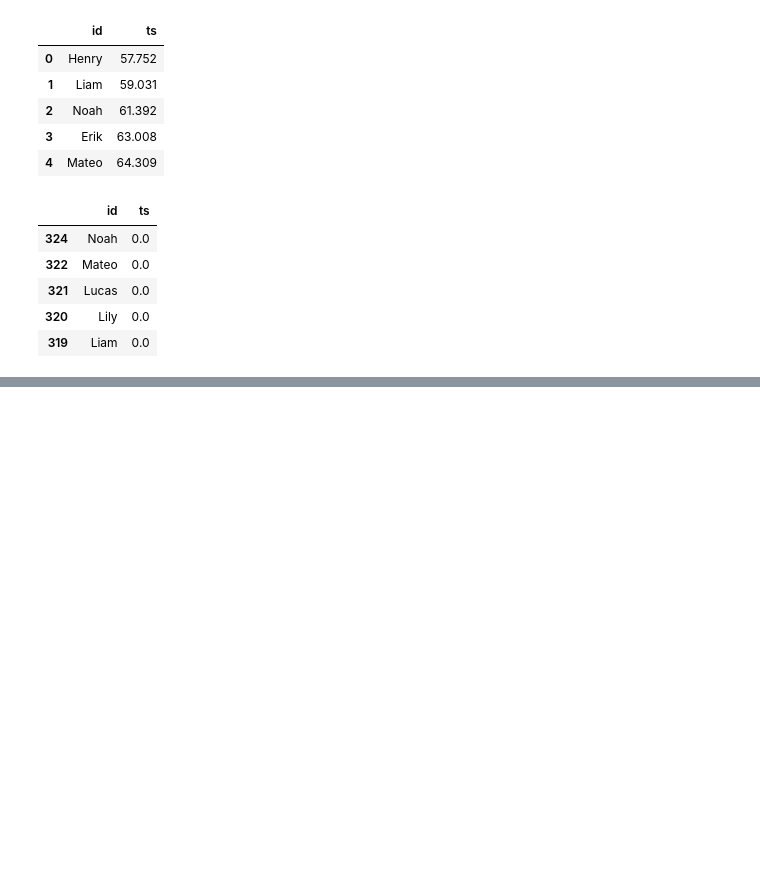
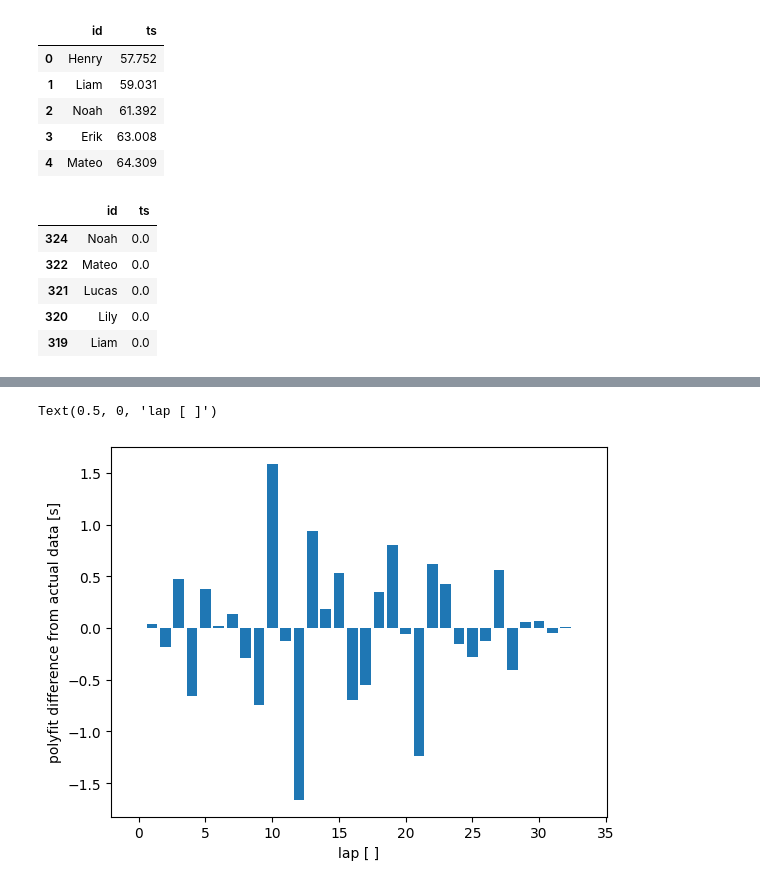
Before and after one commit to erikgoldenstein/go-kart, a Jupyter notebook: gokart-analysis.ipynb, the cells around one changed output, grey strips where cells are left out. Saved outputs shown, nothing was run; the diff lists cells and outputs as text; code cells hidden in the pictures; blank space fills up the shorter version.

```diff
--- a/gokart-analysis.ipynb
+++ b/gokart-analysis.ipynb
@@ -246,0 +276,5 @@ tsf.groupby("id").count().sort_values("ts", ascending=False).rename(columns={"ts
+# %%
+
+driver = "Erik"
+mse = mean_squared_error(splits[driver], p([i for i in range(len(splits[driver]))]))
+mse
@@ -246,0 +301,7 @@ tsf.groupby("id").count().sort_values("ts", ascending=False).rename(columns={"ts
+# %%
+plt.bar([i for i in range(len(splits[driver]))], splits[driver]-p([i for i in range(len(splits[driver]))]))
+plt.ylabel("polyfit difference from actual data [s]")
+plt.xlabel("lap [ ]")
+# %% [output]
+Text(0.5, 0, 'lap [ ]')
+[figure, added]
```
Also changed, not shown: parts of 22 cells of this notebook.
